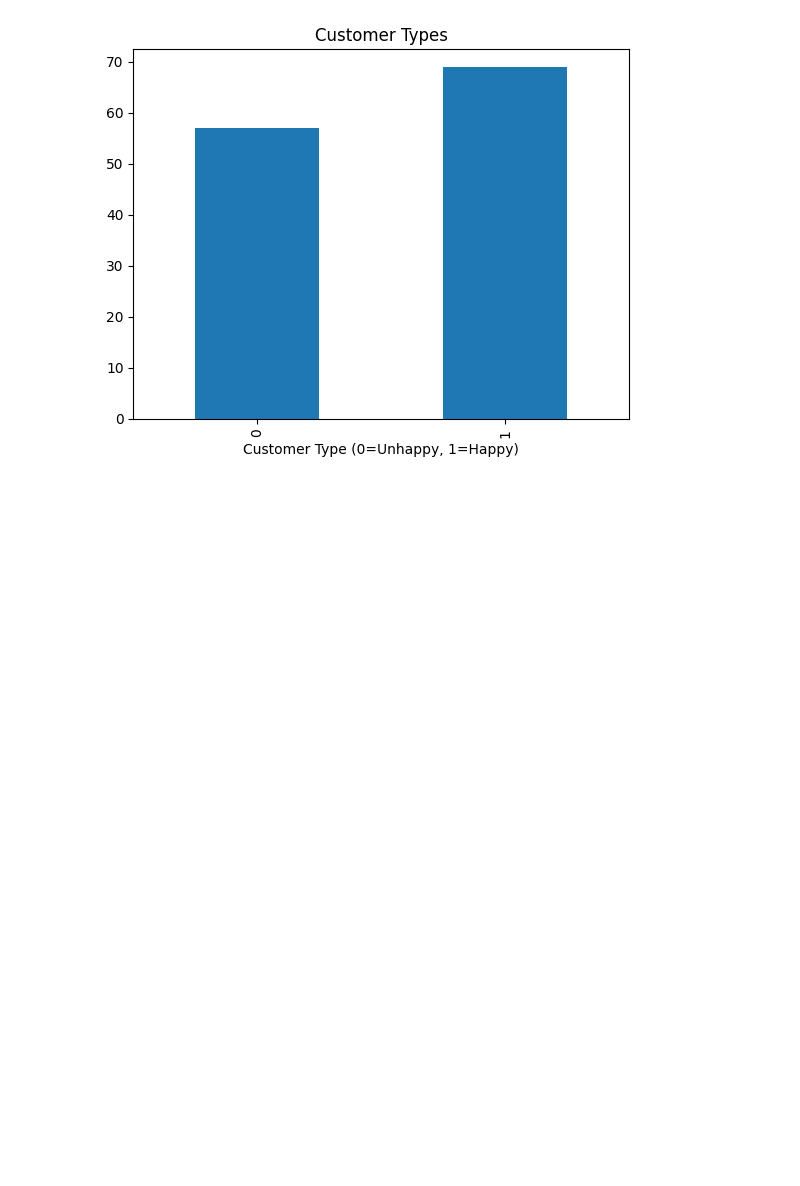
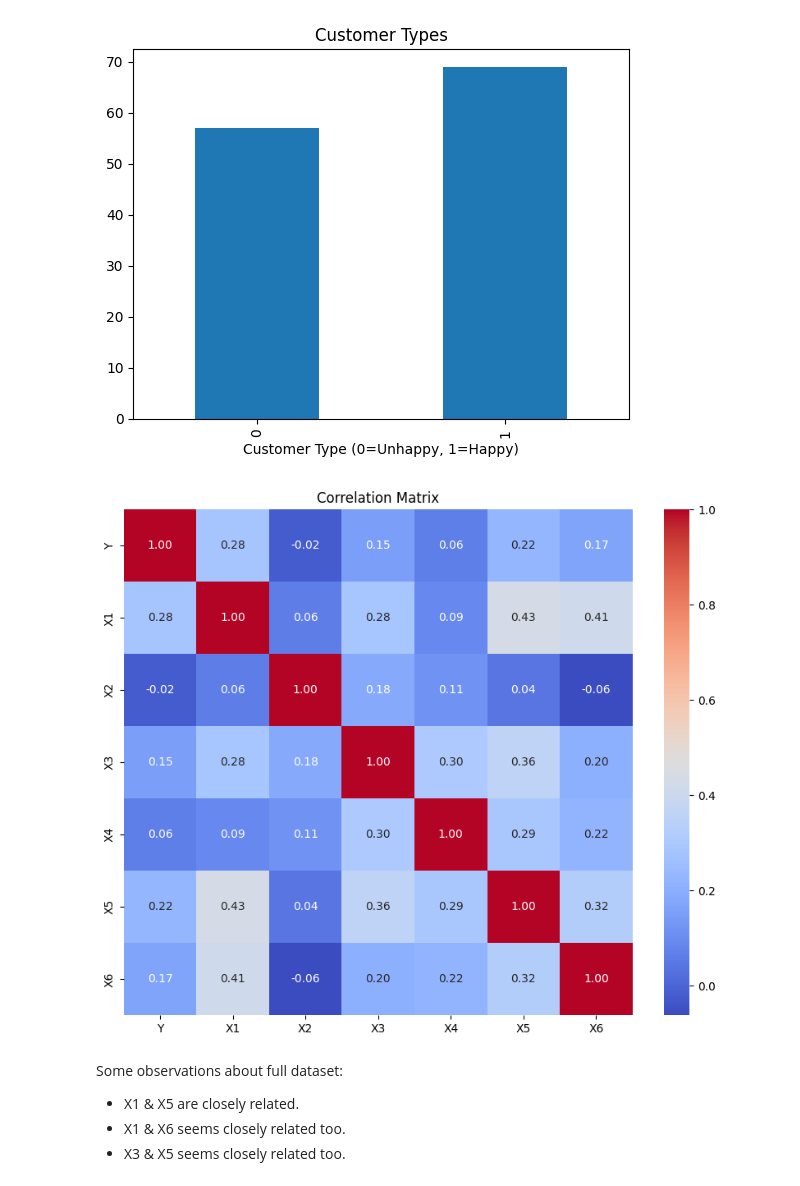
Before and after one commit to nawazyarkhan/EvG0OxbGO4xst3Jp, a Jupyter notebook: src/main.ipynb, the cells around one changed output. Cells and saved outputs as stored; diff of their text form; code cells hidden in the pictures; blank space fills up the shorter version.

```diff
--- a/src/main.ipynb
+++ b/src/main.ipynb
@@ -153,3 +154,18 @@ plt.xlabel('Customer Type (0=Unhappy, 1=Happy)')
 # %% [output]
 Text(0.5, 0, 'Customer Type (0=Unhappy, 1=Happy)')
 [figure]
+# %%
+#correlation matrix
+correlation_matrix = customer_df.corr()
+plt.figure(figsize=(10, 8))
+sns.heatmap(correlation_matrix, annot=True, cmap='coolwarm', fmt=".2f")
+plt.title('Correlation Matrix')
+## saving the plot as png
+plt.savefig('../reports/figures/correlation_matrix.png')
+# %% [output]
+[figure, added]
+# %% [markdown]
+Some observations about full dataset:
+- X1 & X5 are closely related.
+- X1 & X6 seems closely related too.
+- X3 & X5 seems closely related too.
```
Also changed, not shown: parts of 34 cells of this notebook, 9 other files.
